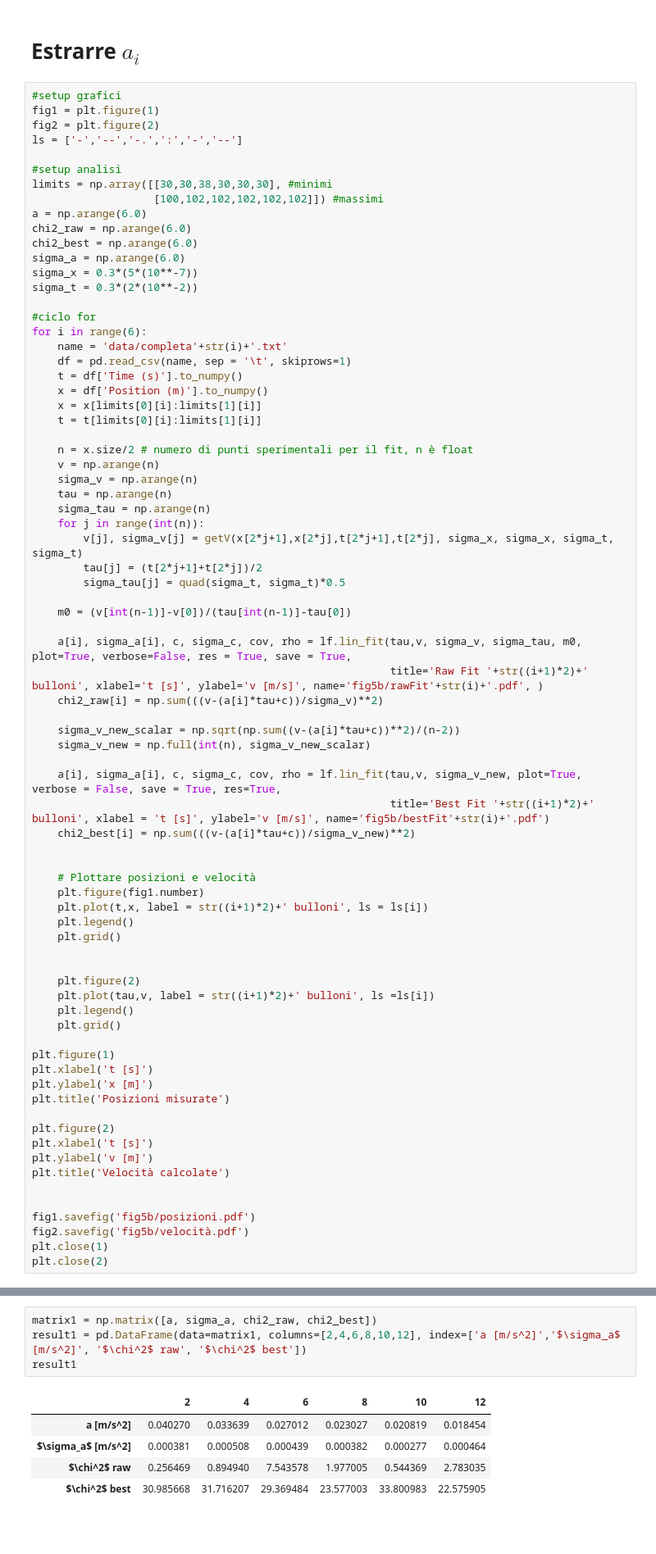
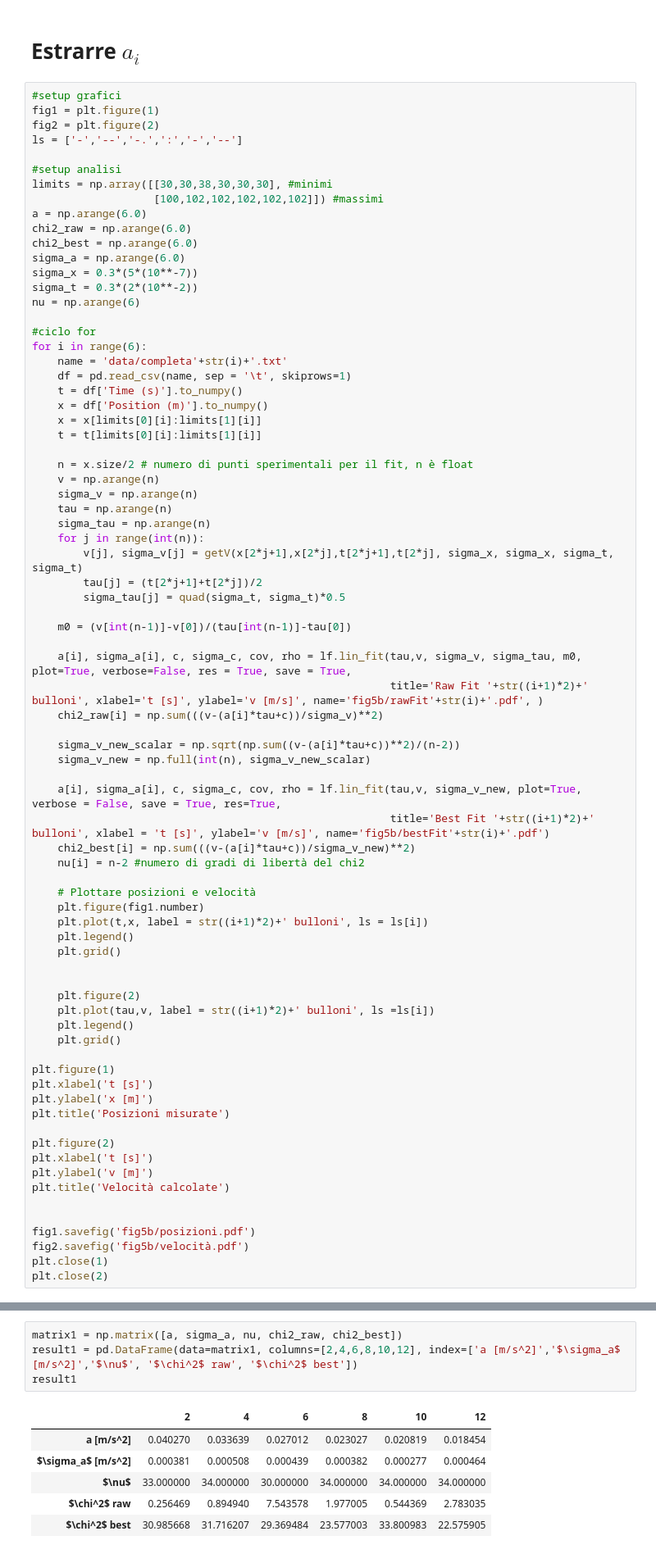
Before and after one commit to unTipicoCapodoglio/prova5, a Jupyter notebook: analisi5b.ipynb, the cells around one changed output, grey strips where cells are left out. Shown: that part at 82% size. Saved outputs shown, nothing was run; the diff lists cells and outputs as text; blank space fills up the shorter version.

```diff
--- a/analisi5b.ipynb
+++ b/analisi5b.ipynb
@@ -26,6 +26,7 @@ chi2_best = np.arange(6.0)
 sigma_a = np.arange(6.0)
 sigma_x = 0.3*(5*(10**-7))
 sigma_t = 0.3*(2*(10**-2))
+nu = np.arange(6)
 
 #ciclo for
 for i in range(6):
@@ -58,7 +59,7 @@ for i in range(6):
     a[i], sigma_a[i], c, sigma_c, cov, rho = lf.lin_fit(tau,v, sigma_v_new, plot=True, verbose = False, save = True, res=True,
                                                         title='Best Fit '+str((i+1)*2)+' bulloni', xlabel = 't [s]', ylabel='v [m/s]', name='fig5b/bestFit'+str(i)+'.pdf')
     chi2_best[i] = np.sum(((v-(a[i]*tau+c))/sigma_v_new)**2)
-
+    nu[i] = n-2 #numero di gradi di libertà del chi2
 
     # Plottare posizioni e velocità
     plt.figure(fig1.number)
@@ -101,13 +102,14 @@ plt.close(2)
 [figure]
 [figure]
 # %%
-matrix1 = np.matrix([a, sigma_a, chi2_raw, chi2_best])
-result1 = pd.DataFrame(data=matrix1, columns=[2,4,6,8,10,12], index=['a [m/s^2]','$\sigma_a$ [m/s^2]', '$\chi^2$ raw', '$\chi^2$ best'])
+matrix1 = np.matrix([a, sigma_a, nu, chi2_raw, chi2_best])
+result1 = pd.DataFrame(data=matrix1, columns=[2,4,6,8,10,12], index=['a [m/s^2]','$\sigma_a$ [m/s^2]','$\nu$', '$\chi^2$ raw', '$\chi^2$ best'])
 result1
 # %% [output]
 |  | 2 | 4 | 6 | 8 | 10 | 12 |
 | a [m/s^2] | 0.040270 | 0.033639 | 0.027012 | 0.023027 | 0.020819 | 0.018454 |
 | $\sigma_a$ [m/s^2] | 0.000381 | 0.000508 | 0.000439 | 0.000382 | 0.000277 | 0.000464 |
+| $\nu$ | 33.000000 | 34.000000 | 30.000000 | 34.000000 | 34.000000 | 34.000000 |
 | $\chi^2$ raw | 0.256469 | 0.894940 | 7.543578 | 1.977005 | 0.544369 | 2.783035 |
 | $\chi^2$ best | 30.985668 | 31.716207 | 29.369484 | 23.577003 | 33.800983 | 22.575905 |
 # %%
```
Also changed, not shown: parts of 10 cells of this notebook.
